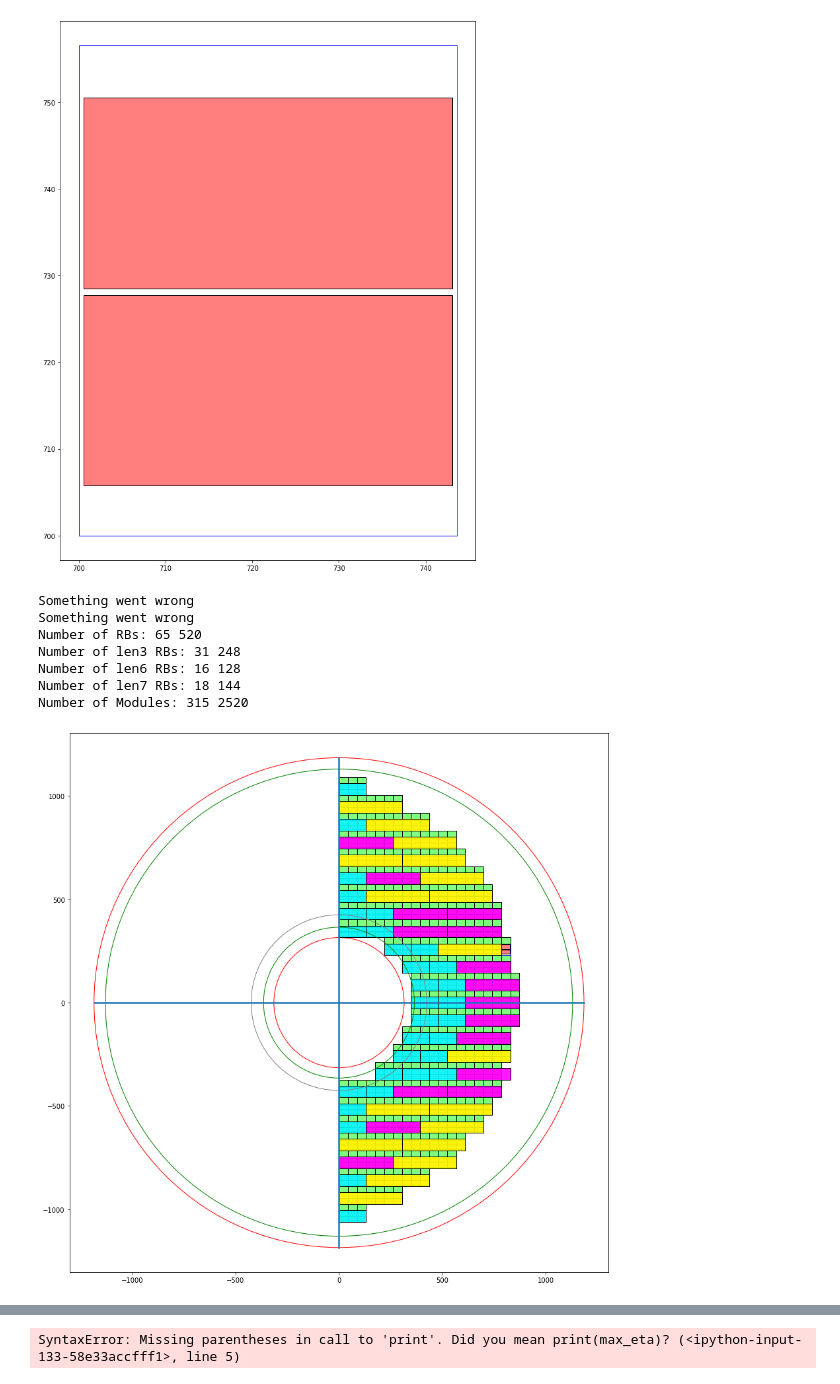
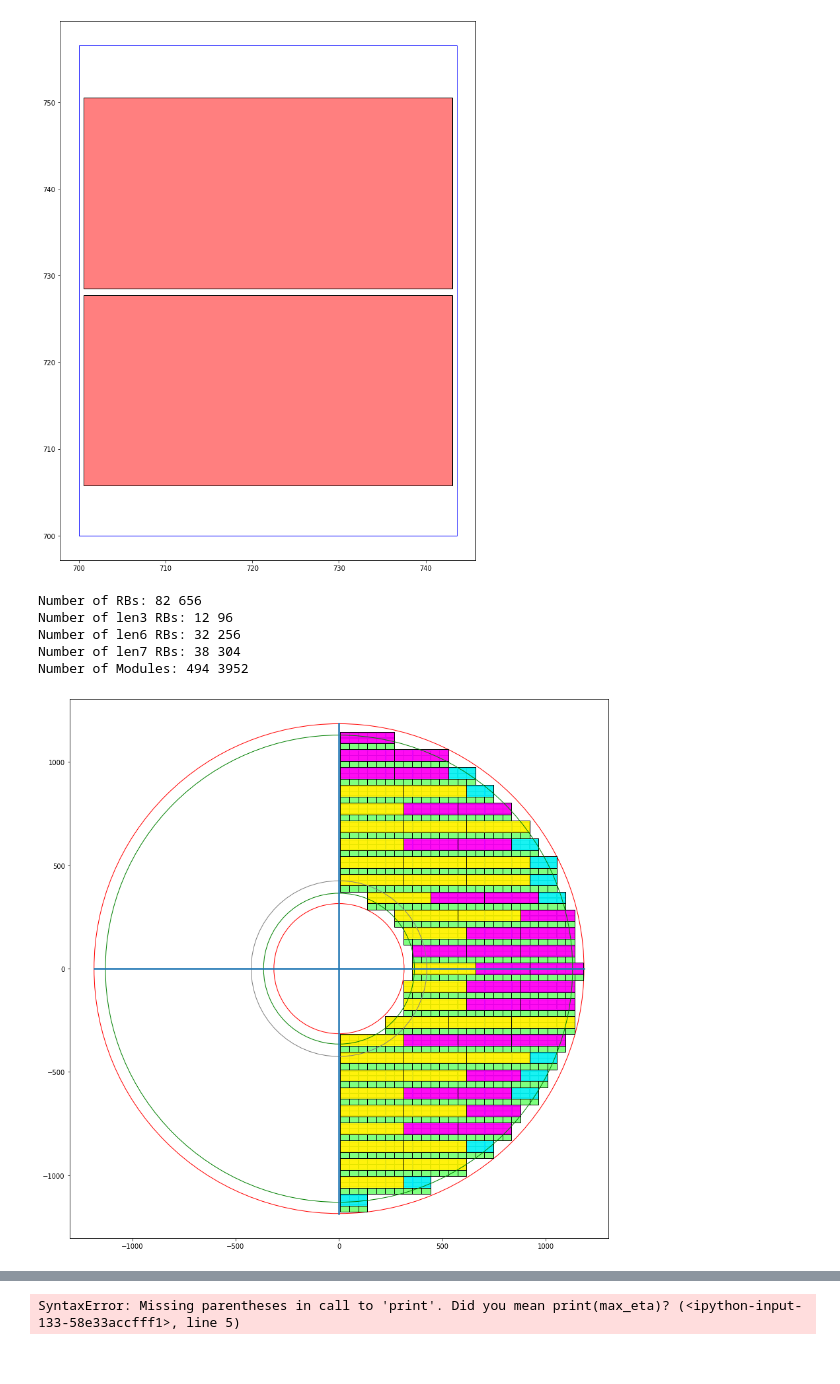
Before and after one commit to yashmehra028/ETL-Copy, a Jupyter notebook: coverage.ipynb, the cells around one changed output, grey strips where cells are left out. Drawn from its saved outputs; the diff is of its cells as text; code cells hidden in the pictures.

Commit message:
latest version of the super-ugly coverage notebook

```diff
--- a/coverage.ipynb
+++ b/coverage.ipynb
@@ -36,12 +36,12 @@ def getRBs(length, y, radius=0):
     nSeven = 0
     nSix = 0
     nThree = 0
-    #if length>7 and radius<470 and abs(y)<400 and abs(y)>300: nThree = 2
-    if length>7 and radius<470:
-        if abs(y)<470 and abs(y)>300:
-            nThree = 2
-        else:
-            nThree = 1
+    ##if length>7 and radius<470 and abs(y)<400 and abs(y)>300: nThree = 2
+    #if length>7 and radius<470:
+    #    if abs(y)<470 and abs(y)>300:
+    #        nThree = 2
+    #    else:
+    #        nThree = 1
     #if length>7 and radius<470: nThree = 1
     length = length - nThree*3 # new
     nSevenMax = int(length/7)
@@ -61,7 +61,8 @@ def getRBs(length, y, radius=0):
     if length == 11:
         nSeven+=1
         nSix-=1 # that's after subtraction
-    column = [3]*nThree + [6]*nSix + [7]*nSeven
+    #column = [3]*nThree + [6]*nSix + [7]*nSeven
+    column = [7]*nSeven + [6]*nSix + [3]*nThree
     if not sum(column) == tmp: print ("Something went wrong")
     return column
 # %%
@@ -281,7 +282,7 @@ modules = []
 #modules += fillDeeWithModules(-28.25,-1163.7)[0]
 
 #modules += fillDee(-28.25-((56.5+29.5)*15),0, showRB=True, showPB=True, honesty='High')[0]
-modules += fillDee(0,-module_y/2-((module_y+PB_y)*15), xmax=1185, showRB=True, showPB=True, honesty='superHigh', PB='right')[0]
+modules += fillDee(6,-module_y/2-((module_y+PB_y)*15), xmax=1185, showRB=True, showPB=True, honesty='High', PB='left')[0]
 
 #modules += fillDeeWithPBs(28.25-(56.5+29.5)*15,0,xmax=disk_outer-PB_x*2)
 
@@ -298,41 +299,39 @@ modules += fillDee(0,-module_y/2-((module_y+PB_y)*15), xmax=1185, showRB=True, s
 
 plt.gca().add_patch(inner)
 plt.gca().add_patch(outer)
 for m in modules:
     plt.gca().add_patch(m)
 
 hori = plt.Line2D((-1185, 1185), (0, 0), lw=2.5)
 vert = plt.Line2D((0, 0), (-1185, 1185), lw=2.5)
 
 plt.gca().add_line(hori)
 plt.gca().add_line(vert)
 
 coverage_inner = plt.Circle((0, 0), 365,fill=None, edgecolor='green')
 coverage_outer = plt.Circle((0, 0), 1130,fill=None, edgecolor='green')
 plt.gca().add_patch(coverage_inner)
 plt.gca().add_patch(coverage_outer)
 
 highflux = plt.Circle((0, 0), 425,fill=None, edgecolor='gray')
 plt.gca().add_patch(highflux)
 
 #testPCB = [[math.sqrt(disk_outer**2-(module_y*(-3.)/2-1*PB_y)**2), module_y*(-3.)/2-1*PB_y], [math.sqrt(disk_outer**2-(module_y*5./2+2*PB_y)**2)-50,module_y*5./2+2*PB_y], [math.sqrt(disk_outer**2-(module_y*5./2+2*PB_y)**2)-50,module_y*3./2+2*PB_y], [math.sqrt(disk_outer**2-(module_y*5./2+2*PB_y)**2),module_y*3./2+2*PB_y]]
 #plt.gca().add_patch(plt.Polygon(testPCB, closed=True, fc=(0.7,0.3,0.5,0.9), ec=(0,0,0,1)))
 services = []
 #services += putServices()
 for s in services:
     plt.gca().add_patch(s)
 
 plt.axis('scaled')
 plt.show()
 # %% [output]
-Something went wrong
-Something went wrong
-Number of RBs: 65 520
-Number of len3 RBs: 31 248
-Number of len6 RBs: 16 128
-Number of len7 RBs: 18 144
-Number of Modules: 315 2520
+Number of RBs: 82 656
+Number of len3 RBs: 12 96
+Number of len6 RBs: 32 256
+Number of len7 RBs: 38 304
+Number of Modules: 494 3952
-[figure, old version]
+[figure, new version]
 # %%
 inner = plt.Circle((0, 0), 315,fill=None, edgecolor='r')
 outer = plt.Circle((0, 0), 1185,fill=None, edgecolor='r')
```
Also changed, not shown: parts of 2 cells of this notebook.
